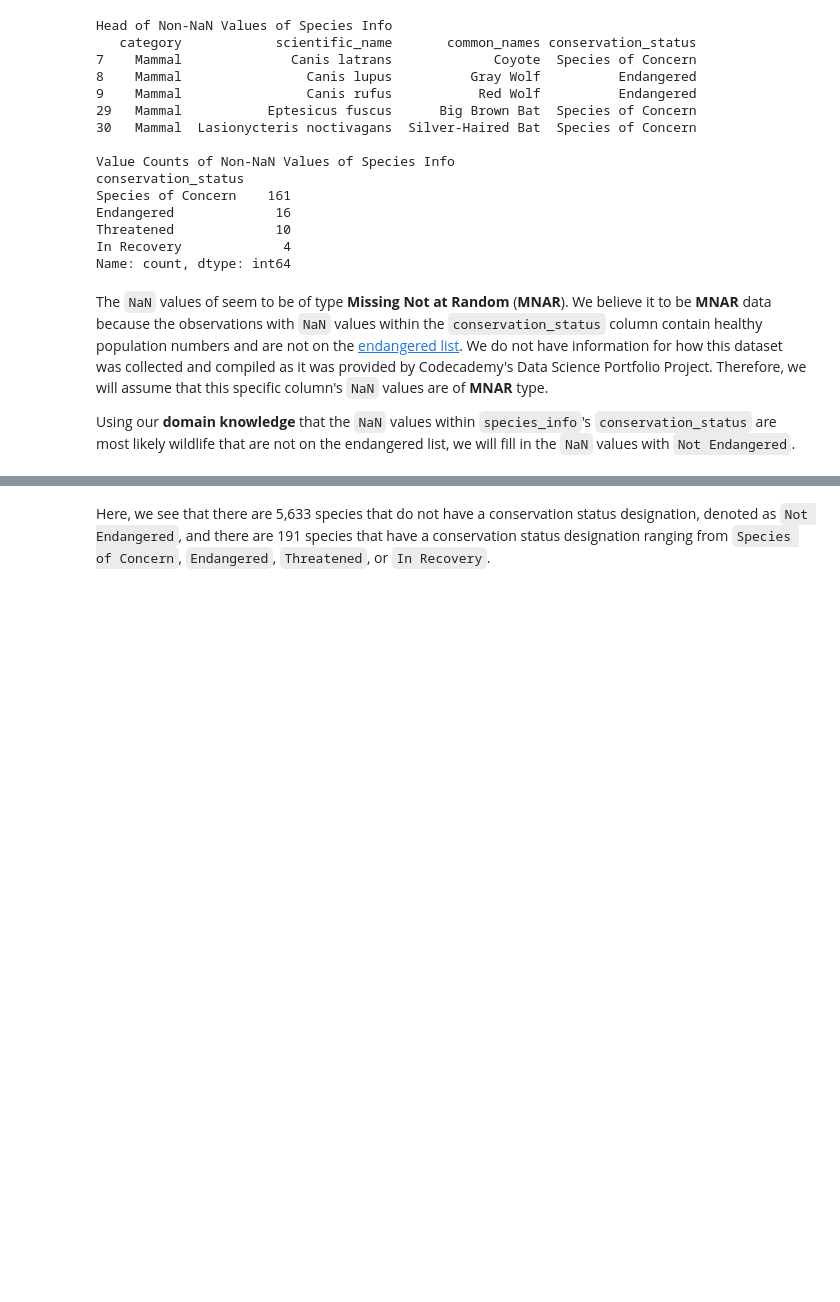
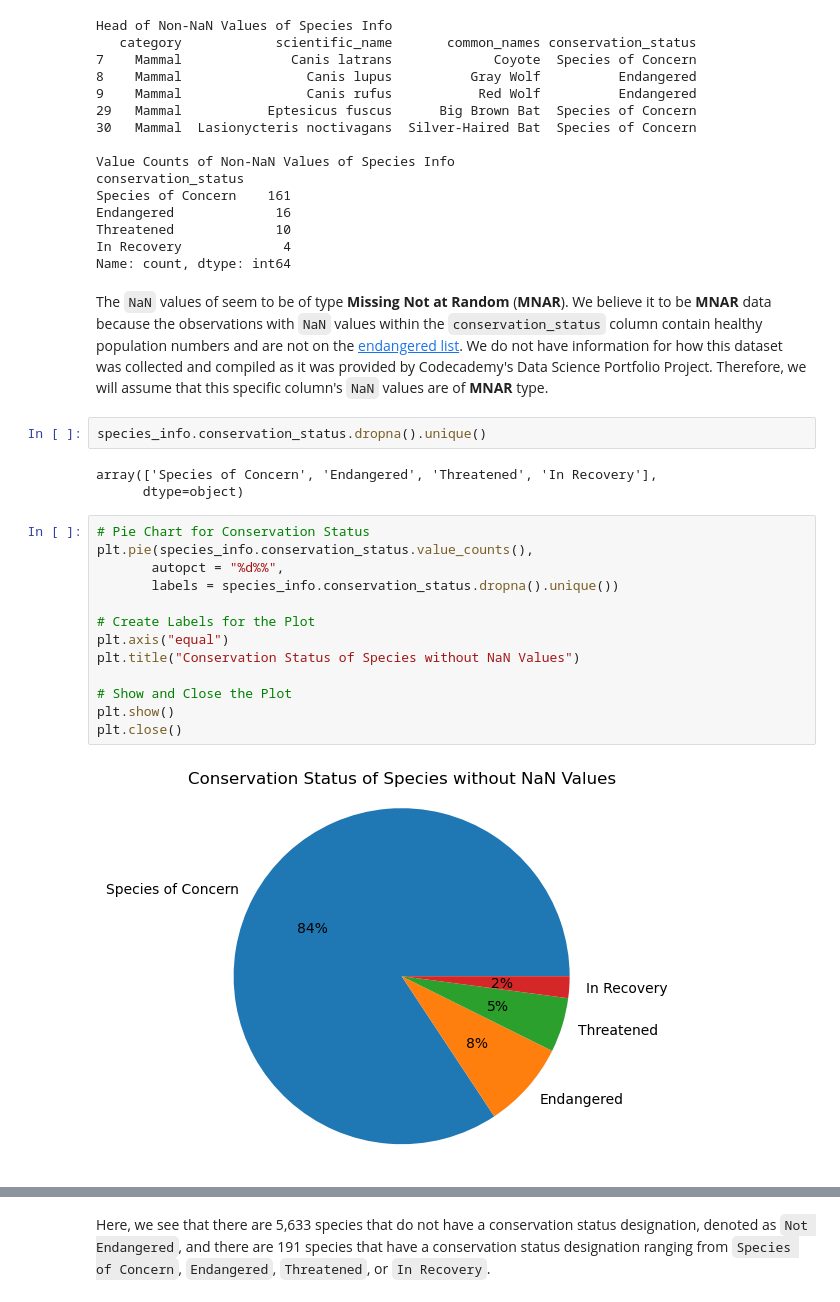
Before and after one commit to thejjserg/biodiversity, a Jupyter notebook: biodiversity_starter/biodiversity.ipynb, the cells around one changed output, grey strips where cells are left out. Cells and saved outputs as stored; diff of their text form; blank space fills up the shorter version.

```diff
--- a/biodiversity_starter/biodiversity.ipynb
+++ b/biodiversity_starter/biodiversity.ipynb
@@ -139,5 +139,23 @@ In Recovery             4
 Name: count, dtype: int64
 # %% [markdown]
 The `NaN` values of seem to be of type **Missing Not at Random** (**MNAR**). We believe it to be **MNAR** data because the observations with `NaN` values within the `conservation_status` column contain healthy population numbers and are not on the [endangered list](https://wildanimalhealthfund.org/animalhealth/why-are-animals-endangered/?gad_source=1&gclid=CjwKCAjwt-OwBhBnEiwAgwzrUkErNJJgf_6llpdWnLeGySjxY4_M9HL0Jw3RJ7tMNPO2aFhFB0u4DRoCgewQAvD_BwE). We do not have information for how this dataset was collected and compiled as it was provided by Codecademy's Data Science Portfolio Project. Therefore, we will assume that this specific column's `NaN` values are of **MNAR** type.
-
-Using our **domain knowledge** that the `NaN` values within `species_info`'s `conservation_status` are most likely wildlife that are not on the endangered list, we will fill in the `NaN` values with `Not Endangered`.
+# %%
+species_info.conservation_status.dropna().unique()
+# %% [output]
+array(['Species of Concern', 'Endangered', 'Threatened', 'In Recovery'],
+      dtype=object)
+# %%
+# Pie Chart for Conservation Status
+plt.pie(species_info.conservation_status.value_counts(),
+       autopct = "%d%%",
+       labels = species_info.conservation_status.dropna().unique())
+
+# Create Labels for the Plot
+plt.axis("equal")
+plt.title("Conservation Status of Species without NaN Values")
+
+# Show and Close the Plot
+plt.show()
+plt.close()
+# %% [output]
+[figure, added]
```
Also changed, not shown: parts of 4 cells of this notebook.
